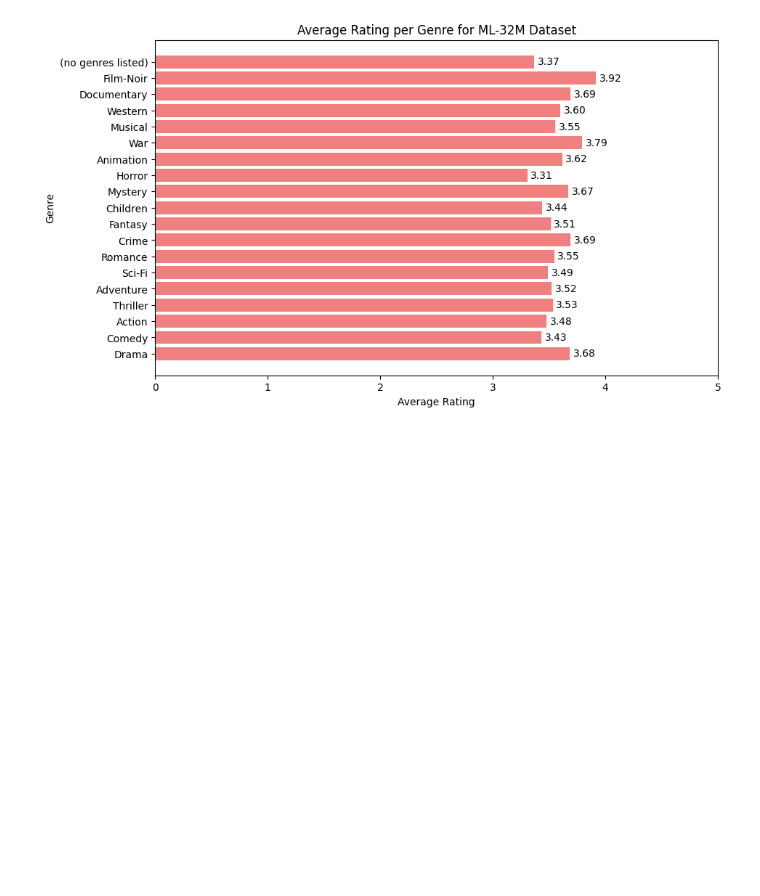
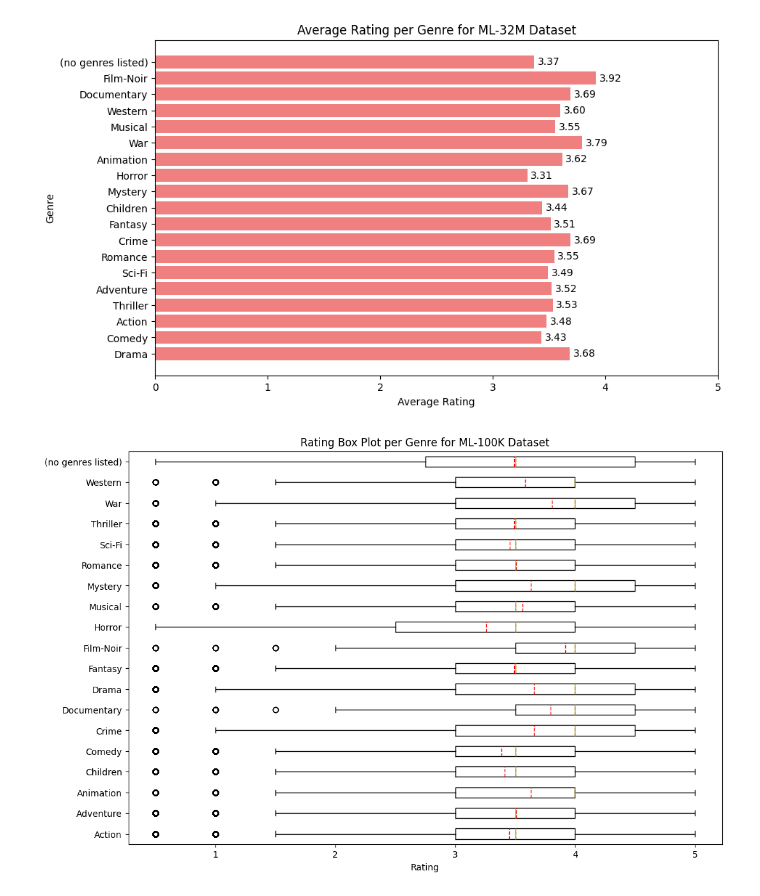
Before and after one commit to mlyon-df/movie-engine, a Jupyter notebook: notebooks/exploration.ipynb, the cells around one changed output. Cells and saved outputs as stored; diff of their text form; code cells hidden in the pictures; blank space fills up the shorter version.

Commit message:
Update box plots

```diff
--- a/notebooks/exploration.ipynb
+++ b/notebooks/exploration.ipynb
@@ -182,3 +182,31 @@ Film-Noir             304710  3.92     4.0   4.0
 (no genres listed)     55498  3.37     3.5   4.0
 [figure]
 [figure]
+# %%
+# Box plot of ratings per genre, ordered from fewest to most ratings (top->bottom)
+plt.figure(figsize=(12, 8))
+# Determine genre order: most ratings -> least ratings. We'll pass this order to the boxplot so
+# the bottom of the plot is the genre with most ratings and the top is the genre with fewest.
+genre_order = genre_stats.sort_values('count', ascending=False).index.tolist()  # most->least
+# Prepare data in the same order (most->least)
+data = [merged.loc[merged.get(g) == 1, 'rating'].dropna().values for g in genre_order]
+# Create a horizontal boxplot where the first dataset is at the bottom. That makes
+# the top-most box correspond to the genre with the fewest ratings.
+box = plt.boxplot(data, vert=False, labels=genre_order, patch_artist=True, showmeans=True)
+plt.xlabel('Rating')
+plt.title(f'Rating Box Plot per Genre for {target_dataset.upper()} Dataset')
+plt.xlim(0, 5)
+# Add mean and median lines for each genre (vertical lines at the mean/median)
+for i, g in enumerate(genre_order):
+    genre_ratings = merged.loc[merged.get(g) == 1, 'rating'].dropna()
+    if not genre_ratings.empty:
+        mean = genre_ratings.mean()
+        median = genre_ratings.median()
+        # i is index in genre_order where 0 is bottom; y positions are i+1 for matplotlib boxplot
+        plt.plot([mean, mean], [i + 0.75, i + 1.25], color='red', linestyle='dashed', linewidth=1)
+        plt.plot([median, median], [i + 0.75, i + 1.25], color='green', linestyle='dashed', linewidth=1)
+plt.tight_layout()
+plt.savefig(f'../charts/genre_rating_box_plots_{target_dataset}.png', bbox_inches='tight')
+plt.show()
+# %% [output]
+[figure, added]
```
Also changed, not shown: 2 other files.
